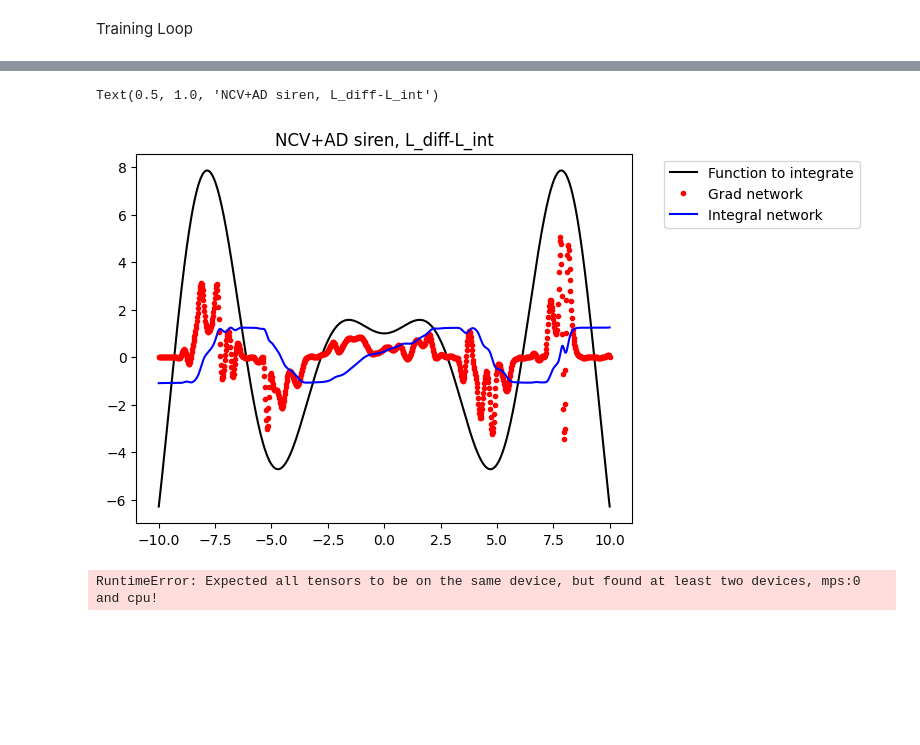
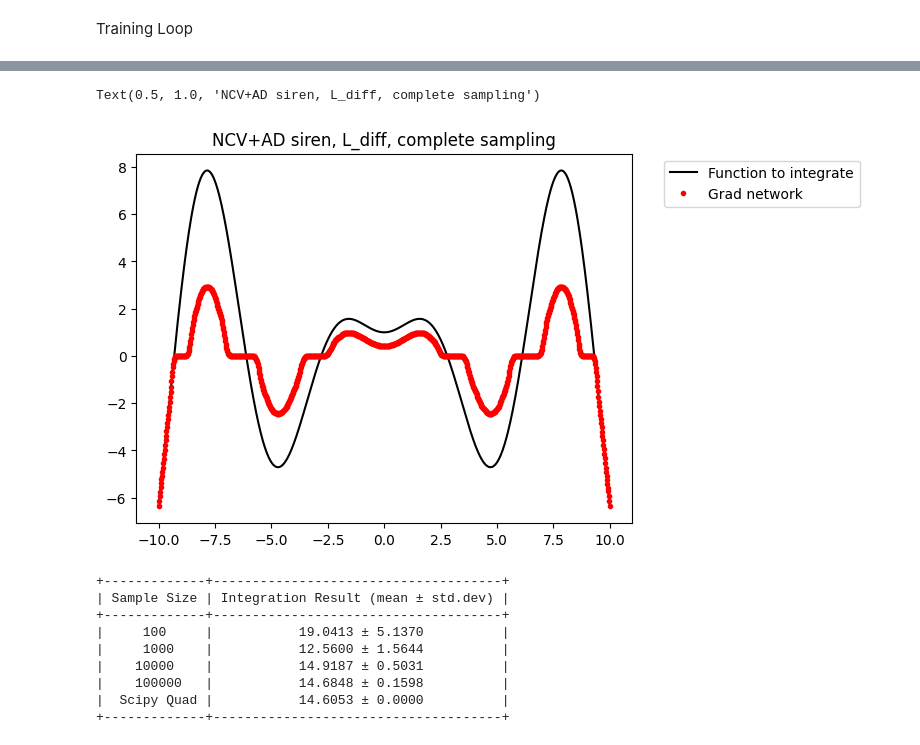
Before and after one commit to Sidharth3301/NCVwithAutoInt, a Jupyter notebook: neural_int.ipynb, the cells around one changed output, grey strips where cells are left out. Drawn from its saved outputs; the diff is of its cells as text; code cells hidden in the pictures; blank space fills up the shorter version.

```diff
--- a/neural_int.ipynb
+++ b/neural_int.ipynb
@@ -321,31 +353,46 @@ Text(0.5, 1.0, 'Loss vs Epoch for SIREN')
 # %%
 x_coords = torch.linspace(L,U,1000)[:,None].to(device)
 grad_vals = func_to_fit(x_coords).cpu()
 fitted_grad_vals = cv_fn.compute_graph_fast2({'x_coords': x_coords,
                                                        'params': None}).cpu()
 integral_vals = cv_integral.compute_graph_fast2({'x_coords': x_coords,
                                                         'params': None}).cpu()
 
 x_coords = x_coords.cpu()
 plt.plot(x_coords,grad_vals,'-k', label='Function to integrate')
 plt.plot(x_coords,fitted_grad_vals.detach(),'.r', label='Grad network')
-plt.plot(x_coords,integral_vals.detach(),'-b', label='Integral network')
+# #remove outliers
+# fitted_grad_vals[abs(fitted_grad_vals)>20]=0
+# plt.plot(x_coords,fitted_grad_vals.detach(),'.r', label='Grad network')
+
+# plt.plot(x_coords,integral_vals.detach(),'-b', label='Integral network')
 # plt.plot(x_coords,grad_vals-fitted_grad_vals.detach(),'-g', label='Error grad')
 plt.legend(bbox_to_anchor=(1.05, 1.0), loc='upper left')
-plt.title('NCV+AD siren, L_diff-L_int')
+plt.title('NCV+AD siren, L_diff, complete sampling')
 # %% [output]
-Text(0.5, 1.0, 'NCV+AD siren, L_diff-L_int')
+Text(0.5, 1.0, 'NCV+AD siren, L_diff, complete sampling')
-[figure, old version]
+[figure, new version]
 # %%
-integralnet_output = cv_integral.compute_graph_fast2({'x_coords': bounds_tensor, 'params': None})
-g_integral =  integralnet_output[1]- integralnet_output[0] # Analytical integral of g(x) over [0, pi]
+integralnet_output = net(bounds_tensor).data
+g_integral =  (integralnet_output[1]- integralnet_output[0]).detach().cpu() # Analytical integral of g(x) over [0, pi]
 
 # Integration domain and sample count
 domain = (L,U)
-n_samples = 10000
+# n_samples = 10000
+sample_sizes = [100, 1000, 10000, 100000]
+
+display_integration_results(func_to_fit, domain, cv_fn, g_integral, sample_sizes, device)
 
 # Perform the integration
-result = cv_monte_carlo_integration(func_to_fit, cv_integral, g_integral, domain, n_samples,device=device)
-print(f"Estimated integral of f(x): {result}")
+# result = cv_monte_carlo_integration(func_to_fit, cv_integral, g_integral, domain, n_samples,device=device)
+# print(f"Estimated integral of f(x): {result}")
 # %% [output]
-RuntimeError: Expected all tensors to be on the same device, but found at least two devices, mps:0 and cpu!
++-------------+-------------------------------------+
+| Sample Size | Integration Result (mean ± std.dev) |
++-------------+-------------------------------------+
+|     100     |           19.0413 ± 5.1370          |
+|     1000    |           12.5600 ± 1.5644          |
+|    10000    |           14.9187 ± 0.5031          |
+|    100000   |           14.6848 ± 0.1598          |
+|  Scipy Quad |           14.6053 ± 0.0000          |
++-------------+-------------------------------------+
```
Also changed, not shown: parts of 10 cells of this notebook, 2 other files.
